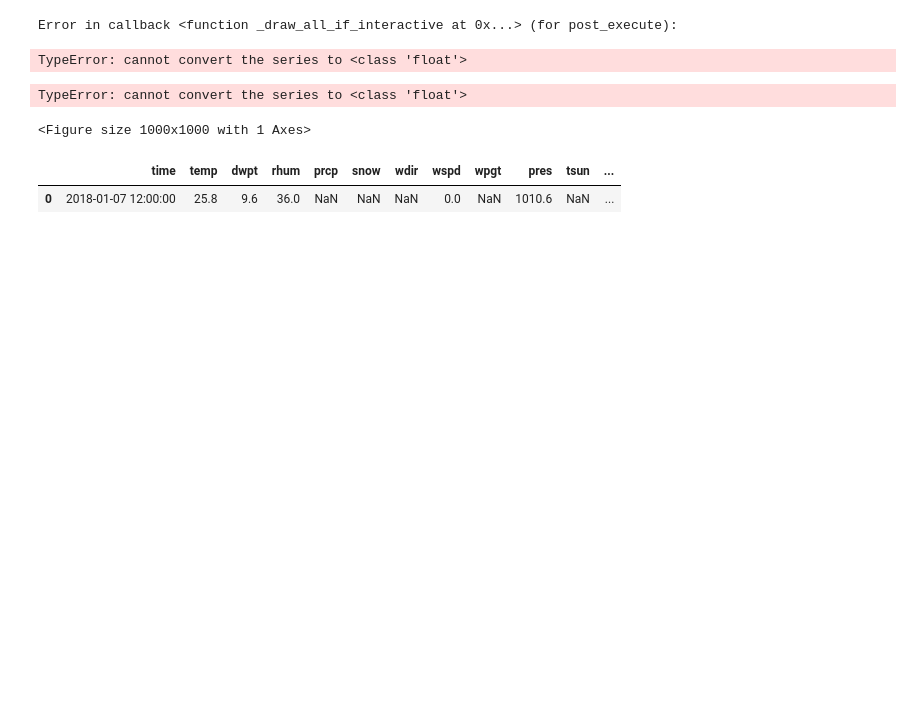
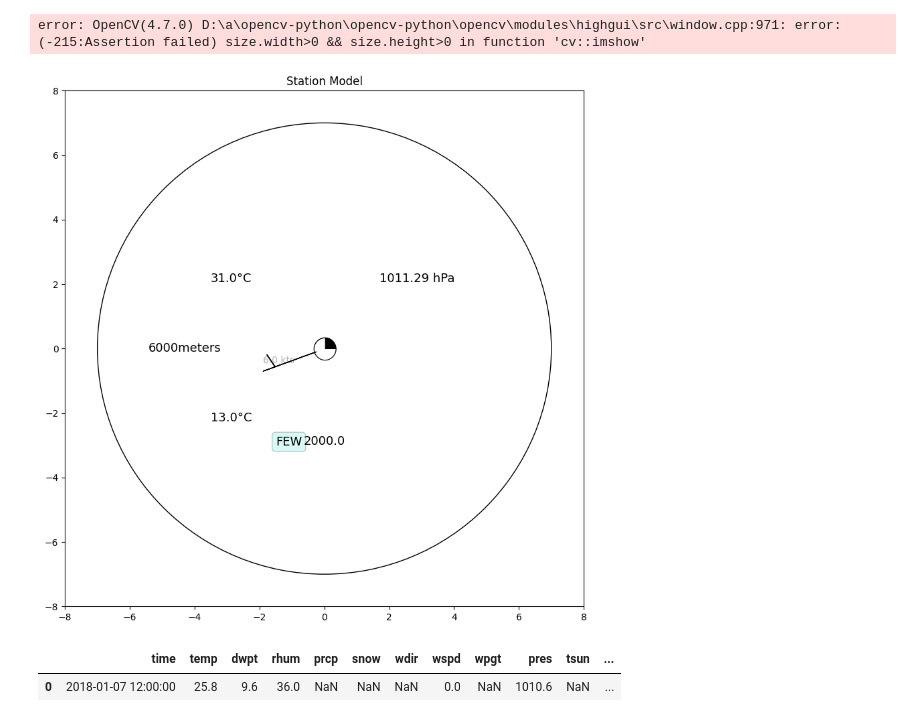
Before and after one commit to Pavan-lanka/practice_repo, a Jupyter notebook: station_practice_nb.ipynb, the cells around one changed output. Saved outputs shown, nothing was run; the diff lists cells and outputs as text; code cells hidden in the pictures; blank space fills up the shorter version.

```diff
--- a/station_practice_nb.ipynb
+++ b/station_practice_nb.ipynb
@@ -11,6 +11,7 @@ from datetime import datetime as dt
 from dataclasses import dataclass
 import metpy
 import cv2
+import os
 
 
 @dataclass
@@ -62,6 +63,8 @@ class StationModelPlot:
                           }
         extension = self.path_to_file[self.path_to_file.rfind('.'):][1:]
         if extension not in supported_types:
+            print(extension)
+            print('txt' in supported_types)
             raise RuntimeError(f'Supported file formats are {supported_types}')
         elif extension == 'nc':
             weather_data = extension_read['nc'](self.path_to_file, engine="netcdf4")
@@ -104,7 +107,7 @@ class StationModelPlot:
             'pressure_change': [],
             'pressure_difference': [],
             'precipitation': ['p01i', 'prcp', 'PRECIPITATION', 'precipitation'],
-            'sky_cover_at_lowest_cloud': ['low_cloud_level', 'skyc1', 'cloud_coverage'
+            'sky_cover_at_lowest_cloud': ['low_cloud_level', 'skyl1', 'cloud_coverage'
                                                                       'SKY_COVER_AT_LOWEST_CLOUD',
                                           'sky_cover_at_lowest_cloud']
         }
@@ -194,9 +197,14 @@ class StationModelPlot:
         station_circle = patches.Circle((0, 0), radius=7, lw=1, edgecolor='k', facecolor='w')
         ax.add_patch(station_circle)
         plot_dictionary = {
+#{'station_id': 'VOHS', 'date_time': Timestamp('2023-03-23 06:00:00'),
+#  'wind_direction': 280.0, 'wind_speed': 6.0, 'visibility_distance': 6000,
+# 'present_weather': '', 'low_cloud': 'NSC', 'cloud_height': '',
+# 'sky_cover_at_lowest_cloud': '', 'high_cloud': '', 'sky_cover': 0,
+# 'temperature': 30.0, 'dew_point_temperature': 10.0, 'pressure': 1014.29}
 
         # to add pressure_tendency symbol to the model
-        'pressure_tendency' : compile("sp.plot_symbol((5, 0), codes=[data['pressure_tendency']],symbol_mapper=pressure_tendency,va='center', ha='center', fontsize=25)","<string>", "eval" ),
+        'pressure_tendency' :"sp.plot_symbol((5, 0), codes=[data['pressure_tendency']],symbol_mapper=pressure_tendency,va='center', ha='center', fontsize=25)",
 
         # to add Sky_cover symbol to the model
         'sky_cover': "sp.plot_symbol((0, 0), codes=[data['sky_cover']], symbol_mapper=sky_cover, fontsize=25)",
@@ -207,15 +215,15 @@ class StationModelPlot:
         # to position wind-barb in the center of the model
         # u = -wind_speed * np.sin(np.radians(wind_direction))
         # v = -wspd_mps * math.cos(np.radians(wind_direction))
-        'wind_speed': compile("sp.plot_barb(u=[-(data['wind_speed']) * np.sin(np.radians(data['wind_direction']))],v=[-(data['wind_speed']) * np.cos(np.radians(data['wind_direction']))], length=11)"."<string>", "eval"),
+        'wind_speed': "sp.plot_barb(u=[-(data['wind_speed']) * np.sin(np.radians(data['wind_direction']))],v=[-(data['wind_speed']) * np.cos(np.radians(data['wind_direction']))], length=11)",
         # to add wind speed in knots at the end of the barb
-        'wind_speed': "ax.text(1.5 * np.sin(np.radians(data['wind_direction'])),1.5 * np.cos(np.radians(data['wind_direction'])),str(data['wind_speed']) + ' kts',ha='center', va='bottom', rotation=0, fontsize=10, alpha=0.3)",
+        'wind_direction': "ax.text(1.5 * np.sin(np.radians(data['wind_direction'])),1.5 * np.cos(np.radians(data['wind_direction'])),str(data['wind_speed']) + ' kts',ha='center', va='bottom', rotation=0, fontsize=10, alpha=0.3)",
 
         # to add height of the cloud base
         'cloud_height': "sp.plot_text((-2, -5.5), text=[str(data['cloud_height'])], fontsize=13)",
 
         # to add dew_point_temperature to the model
-        'dew_point_temperature': "sp.plot_text((-4, 3), text=[str(data['dew_point_temperature']) + '°C'], fontsize=13)",
+        'dew_point_temperature': "sp.plot_text((-4, -3), text=[str(data['dew_point_temperature']) + '°C'], fontsize=13)",
 
         # to add high_clouds symbol to the model
         # self.sp.plot_symbol((1, 5), codes=[data['high_cloud']], symbol_mapper=high_clouds,
@@ -233,13 +241,13 @@ class StationModelPlot:
         'mid_cloud': "ax.text(0.5, 2.2, data['mid_cloud'], fontsize=13, bbox=dict(boxstyle='round',facecolor='turquoise', alpha=0.5))",
 
         # to add past_weather symbol to the model
-        'past_weather': "sp.plot_symbol((2, -3.5), codes=wx_code_map[data['past_weather']], symbol_mapper=current_weather,va='center', ha='center', fontsize=25)",
+        'past_weather': "sp.plot_symbol((2, -3.5), codes=data['past_weather'], symbol_mapper=current_weather,va='center', ha='center', fontsize=25)",
 
         # to add precipitation to the model
         'precipitation': "sp.plot_text((2, -5.5), text=[str(data['precipitation'])], fontsize=13)",
 
         # to add present_weather symbol to the model
-        'present_weather': "sp.plot_symbol((-4, 0), codes=wx_code_map[data['present_weather']], symbol_mapper=current_weather,va='center', ha='center', fontsize=25)",
+        'present_weather': "sp.plot_symbol((-4, 0), codes=data['present_weather'], symbol_mapper=current_weather,va='center', ha='center', fontsize=25)",
 
         # to add pressure_change to the model
         'pressure_change': "sp.plot_text((3.2, 0), text=[str(data['pressure_change'])], fontsize=13)",
@@ -254,7 +262,7 @@ class StationModelPlot:
         'temperature': "sp.plot_text((-4, 3), text=[str(data['temperature']) + '°C'], fontsize=13)",
 
         # to add visibility_distance to the model
-        'visibility_distance': "sp.plot_text((-6, 0), text=[str(data['visibility_distance']) + 'miles'], fontsize=13)",
+        'visibility_distance': "sp.plot_text((-6, 0), text=[str(data['visibility_distance']) + 'meters'], fontsize=13)",
 
         # adds Station_ID to the model
         'Station_ID': "ax.text(4, 7, 'Station_ID: ' + data['Station_ID'], fontsize=13, weight=10)"
@@ -263,9 +271,10 @@ class StationModelPlot:
             if key in plot_dictionary:
                 eval(plot_dictionary[key])
 
-        path = '/home/hp/PycharmProjects/station_model/'
         name = 'Station_model.jpeg'
-        plt.savefig(path + name, dpi=100)
+        path = os.path.join(os.path.dirname('output'), name)
+        plt.savefig(path, dpi=100)
+
 
 
         return path + name
@@ -385,7 +394,7 @@ parameter_abbreviations = {
             'pressure_change': None,
             'pressure_difference': None,
             'precipitation': ['p01i', 'prcp', 'PRECIPITATION', 'precipitation'],
-            'sky_cover_at_lowest_cloud': ['low_cloud_level', 'skyc1', 'cloud_coverage'
+            'sky_cover_at_lowest_cloud': ['low_cloud_level', 'skyl1', 'cloud_coverage'
                                                                       'SKY_COVER_AT_LOWEST_CLOUD',
                                           'sky_cover_at_lowest_cloud']
         }
@@ -404,14 +413,15 @@ while i == 1:
 
     plot_data = StationModelPlot.parameter_validation(ts_data, b)
     # try:
+    print(plot_data)
     p = StationModelPlot.plot_station_model(data = plot_data)
     cv2.waitKey(10)
     img = cv2.imread(p)
     cv2.imshow('Station Model', img)
     k = cv2.waitKey(0) & 0xFF
-    print(k)
     if k == 27:  # close on ESC key
         cv2.destroyAllWindows()
+
     # except Exception as e:
     #     continue
 # %% [output]
@@ -419,7 +429,5 @@ TypeError: unhashable type: 'Series'
-Error in callback <function _draw_all_if_interactive at 0x...> (for post_execute):
+error: OpenCV(4.7.0) D:\a\opencv-python\opencv-python\opencv\modules\highgui\src\window.cpp:971: error: (-215:Assertion failed) size.width>0 && size.height>0 in function 'cv::imshow'
-TypeError: cannot convert the series to <class 'float'>
-TypeError: cannot convert the series to <class 'float'>
-<Figure size 1000x1000 with 1 Axes>
+[figure, added]
 # %%
 a = pd.read_csv('/home/hp/PycharmProjects/station_model/pa1.csv')
 # 2023-03-20 11:00:00
```
Also changed, not shown: parts of 2 cells of this notebook.
